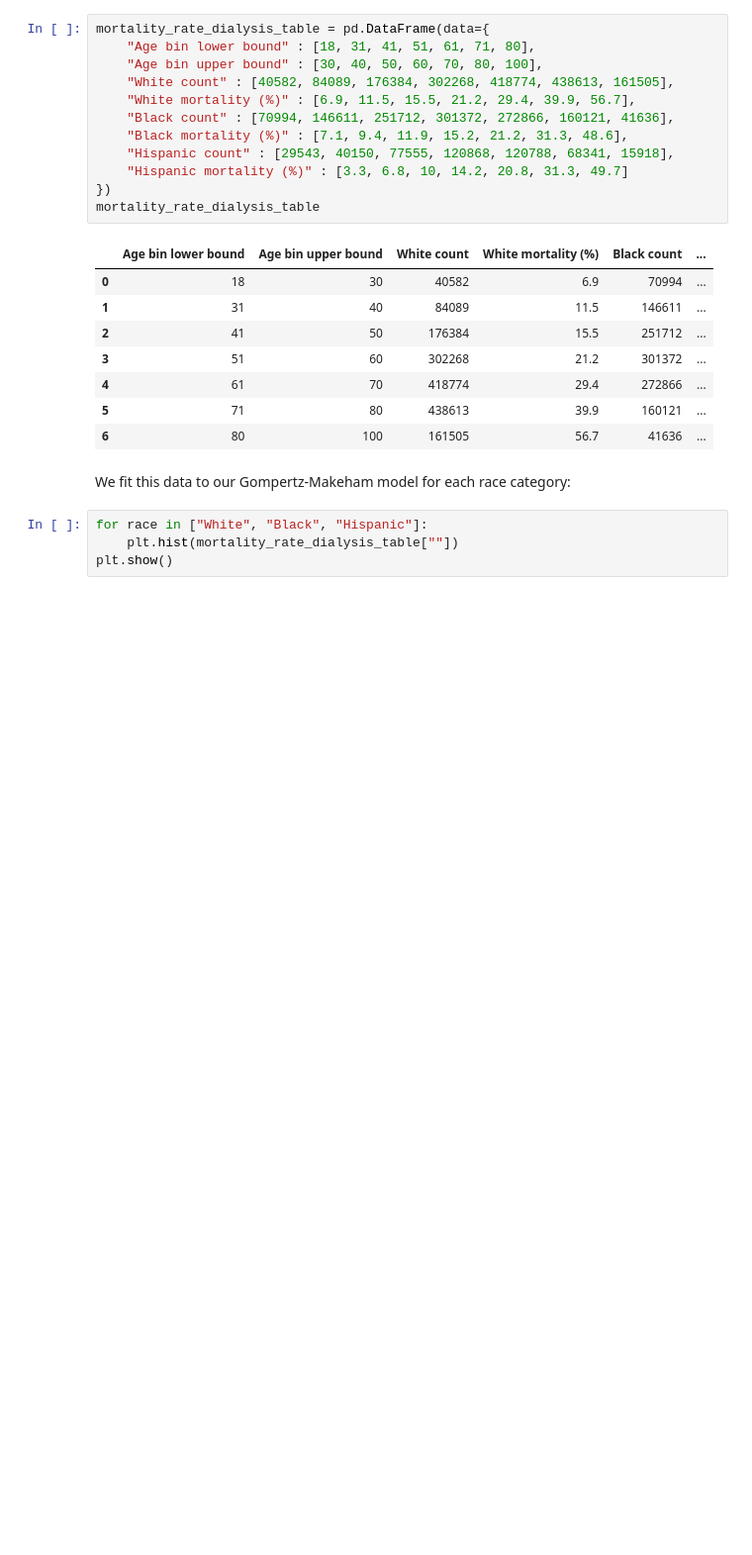
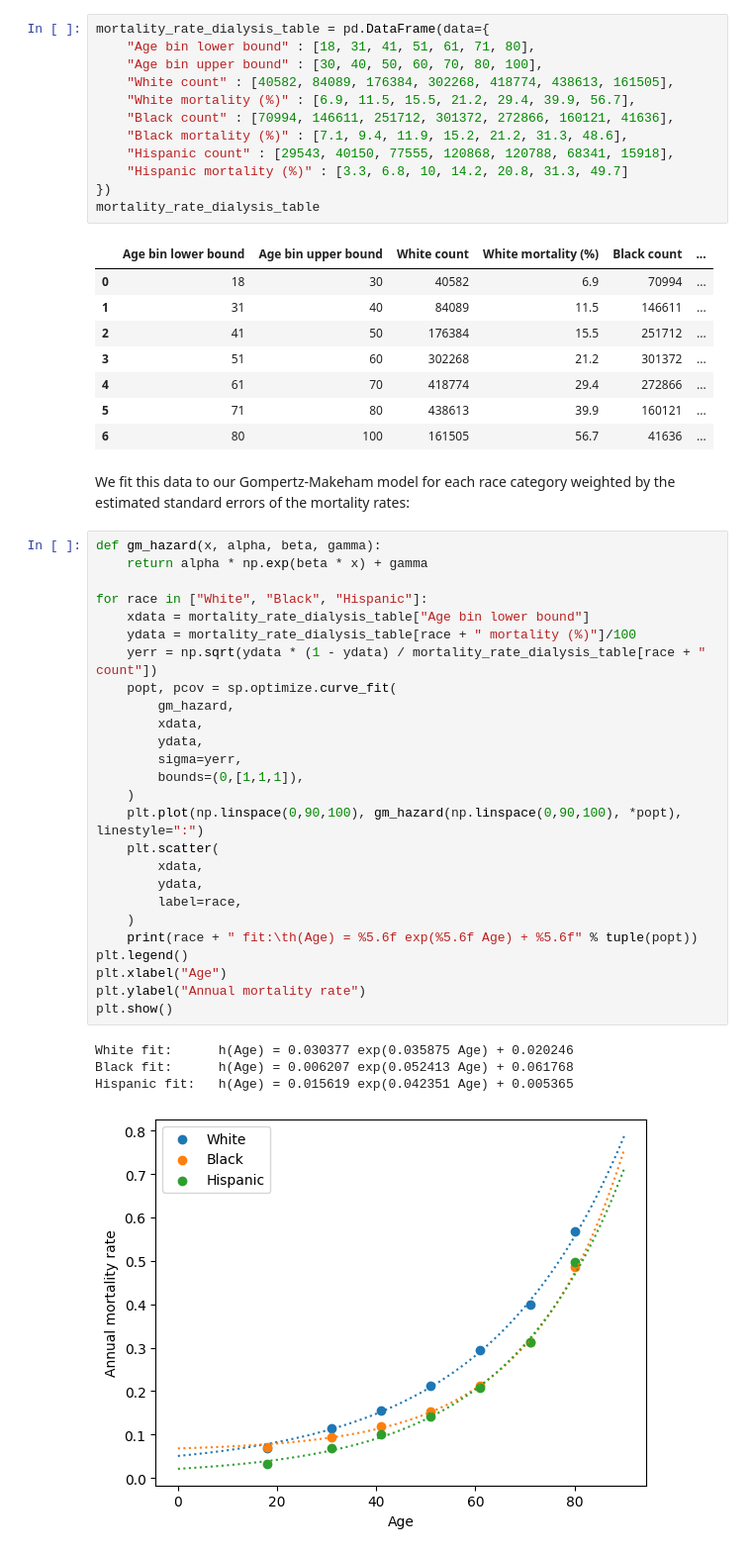
Before and after one commit to dabslee/Kidney_Analysis, a Jupyter notebook: transplant_market/recipients.ipynb, the cells around one changed output. Shown at 99% size. Cells and saved outputs as stored; diff of their text form; blank space fills up the shorter version.

```diff
--- a/transplant_market/recipients.ipynb
+++ b/transplant_market/recipients.ipynb
@@ -237,8 +273,35 @@ mortality_rate_dialysis_table
 | 5 | 71 | 80 | 438613 | 39.9 | 160121 | ... |
 | 6 | 80 | 100 | 161505 | 56.7 | 41636 | ... |
 # %% [markdown]
-We fit this data to our Gompertz-Makeham model for each race category:
+We fit this data to our Gompertz-Makeham model for each race category weighted by the estimated standard errors of the mortality rates:
-# %%
-for race in ["White", "Black", "Hispanic"]:
-    plt.hist(mortality_rate_dialysis_table[""])
-plt.show()
+# %%
+def gm_hazard(x, alpha, beta, gamma):
+    return alpha * np.exp(beta * x) + gamma
+
+for race in ["White", "Black", "Hispanic"]:
+    xdata = mortality_rate_dialysis_table["Age bin lower bound"]
+    ydata = mortality_rate_dialysis_table[race + " mortality (%)"]/100
+    yerr = np.sqrt(ydata * (1 - ydata) / mortality_rate_dialysis_table[race + " count"])
+    popt, pcov = sp.optimize.curve_fit(
+        gm_hazard,
+        xdata,
+        ydata,
+        sigma=yerr,
+        bounds=(0,[1,1,1]),
+    )
+    plt.plot(np.linspace(0,90,100), gm_hazard(np.linspace(0,90,100), *popt), linestyle=":")
+    plt.scatter(
+        xdata,
+        ydata,
+        label=race,
+    )
+    print(race + " fit:\th(Age) = %5.6f exp(%5.6f Age) + %5.6f" % tuple(popt))
+plt.legend()
+plt.xlabel("Age")
+plt.ylabel("Annual mortality rate")
+plt.show()
+# %% [output]
+White fit:      h(Age) = 0.030377 exp(0.035875 Age) + 0.020246
+Black fit:      h(Age) = 0.006207 exp(0.052413 Age) + 0.061768
+Hispanic fit:   h(Age) = 0.015619 exp(0.042351 Age) + 0.005365
+[figure, added]
```
Also changed, not shown: parts of 24 cells of this notebook, 2 other files.
